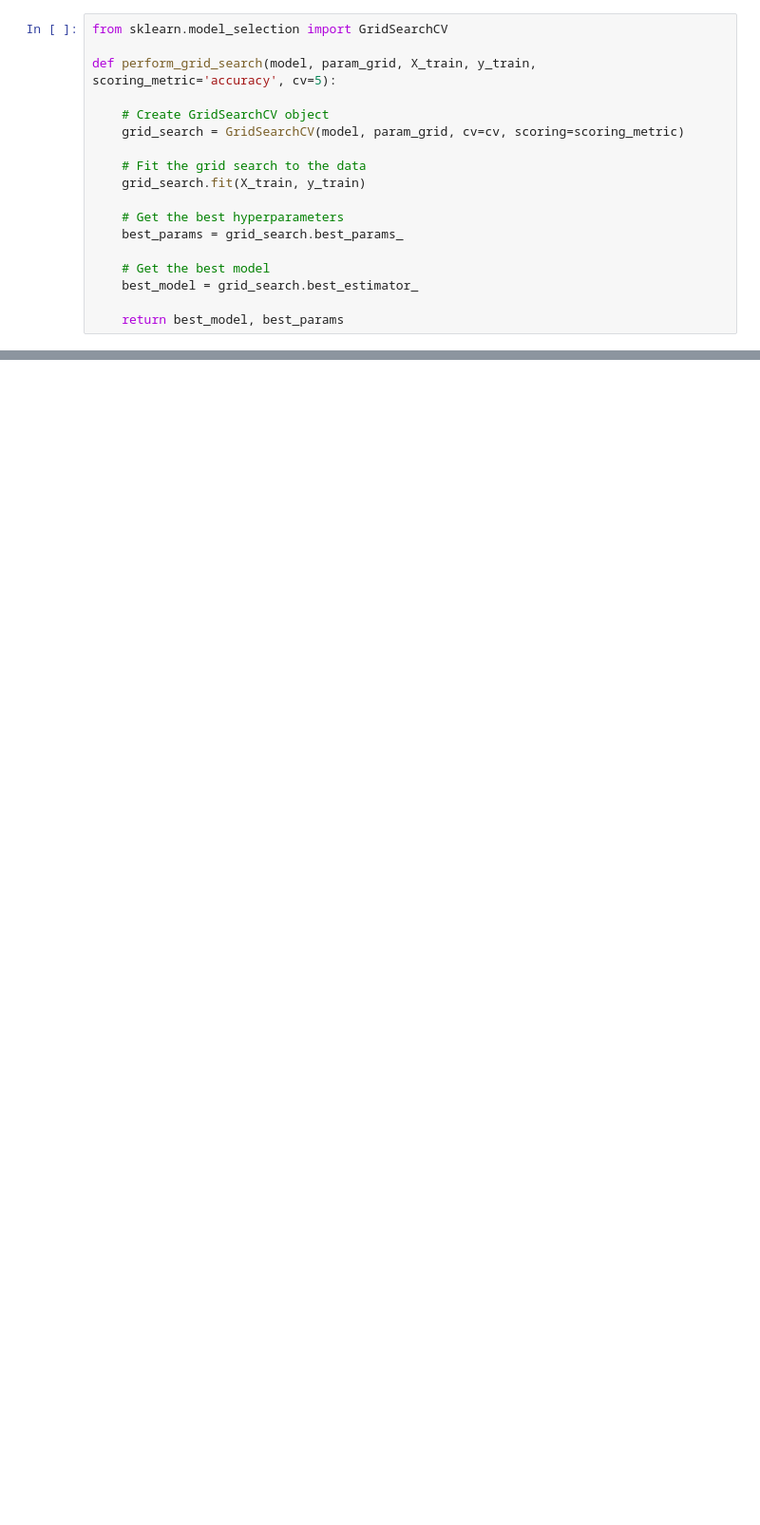
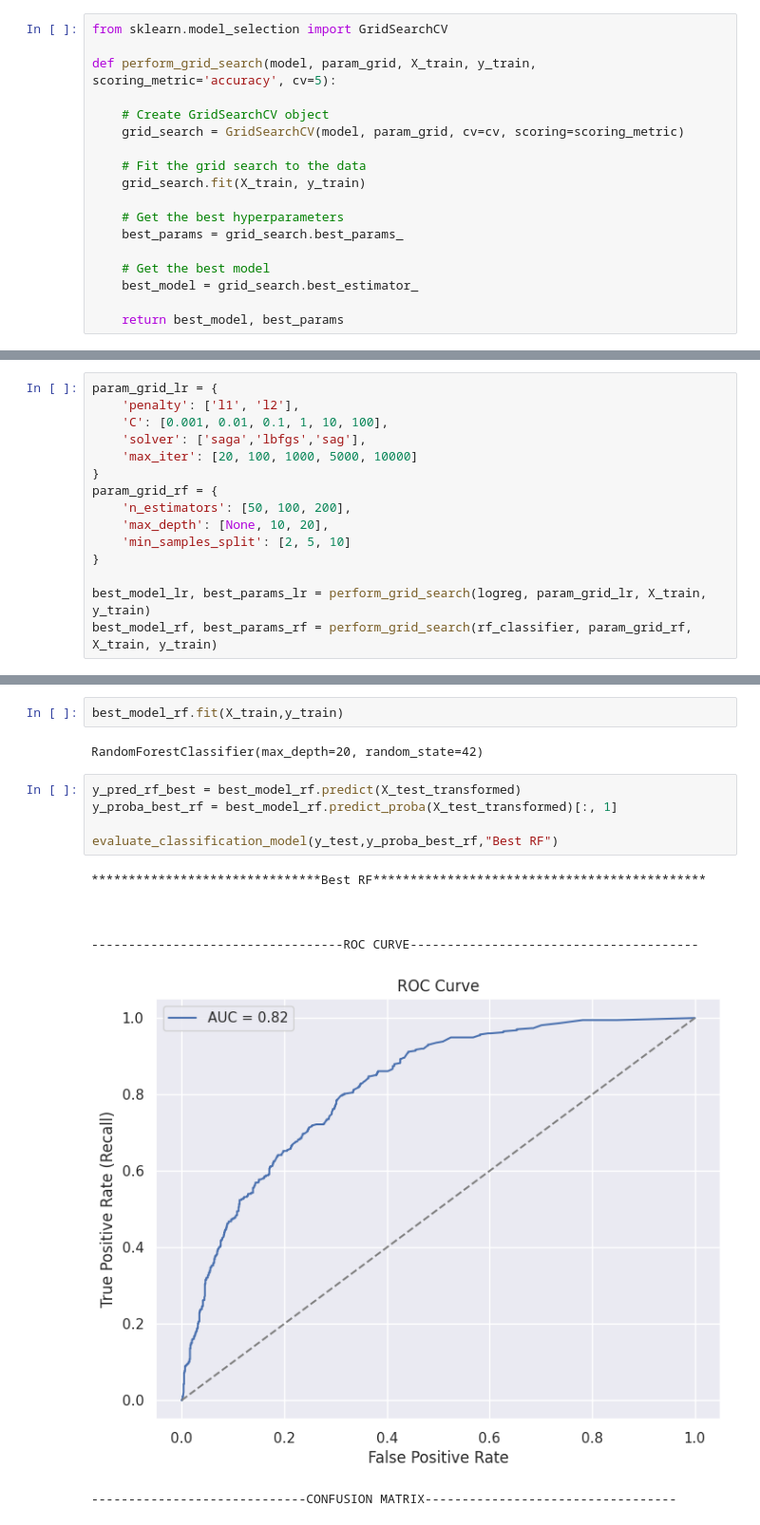
Before and after one commit to naphtron/Phase-3-Project, a Jupyter notebook: customer_churn.ipynb, the cells around one changed output, grey strips where cells are left out. Shown at 95% size. Saved outputs shown, nothing was run; the diff lists cells and outputs as text; blank space fills up the shorter version.

```diff
--- a/customer_churn.ipynb
+++ b/customer_churn.ipynb
@@ -926,0 +961,15 @@ best_model, best_params = perform_grid_search(rf_classifier,{'n_estimators': [50
+# %%
+param_grid_lr = {
+    'penalty': ['l1', 'l2'],
+    'C': [0.001, 0.01, 0.1, 1, 10, 100],
+    'solver': ['saga','lbfgs','sag'],
+    'max_iter': [20, 100, 1000, 5000, 10000]
+}
+param_grid_rf = {
+    'n_estimators': [50, 100, 200],
+    'max_depth': [None, 10, 20],
+    'min_samples_split': [2, 5, 10]
+}
+
+best_model_lr, best_params_lr = perform_grid_search(logreg, param_grid_lr, X_train, y_train)
+best_model_rf, best_params_rf = perform_grid_search(rf_classifier, param_grid_rf, X_train, y_train)
@@ -926,0 +1000,17 @@ best_model, best_params = perform_grid_search(rf_classifier,{'n_estimators': [50
+# %%
+best_model_rf.fit(X_train,y_train)
+# %% [output]
+RandomForestClassifier(max_depth=20, random_state=42)
+# %%
+y_pred_rf_best = best_model_rf.predict(X_test_transformed)
+y_proba_best_rf = best_model_rf.predict_proba(X_test_transformed)[:, 1]
+
+evaluate_classification_model(y_test,y_proba_best_rf,"Best RF")
+# %% [output]
+*******************************Best RF*********************************************
+
+
+
+----------------------------------ROC CURVE---------------------------------------
+[figure, added]
+-----------------------------CONFUSION MATRIX----------------------------------
```
Also changed, not shown: parts of 46 cells of this notebook.
